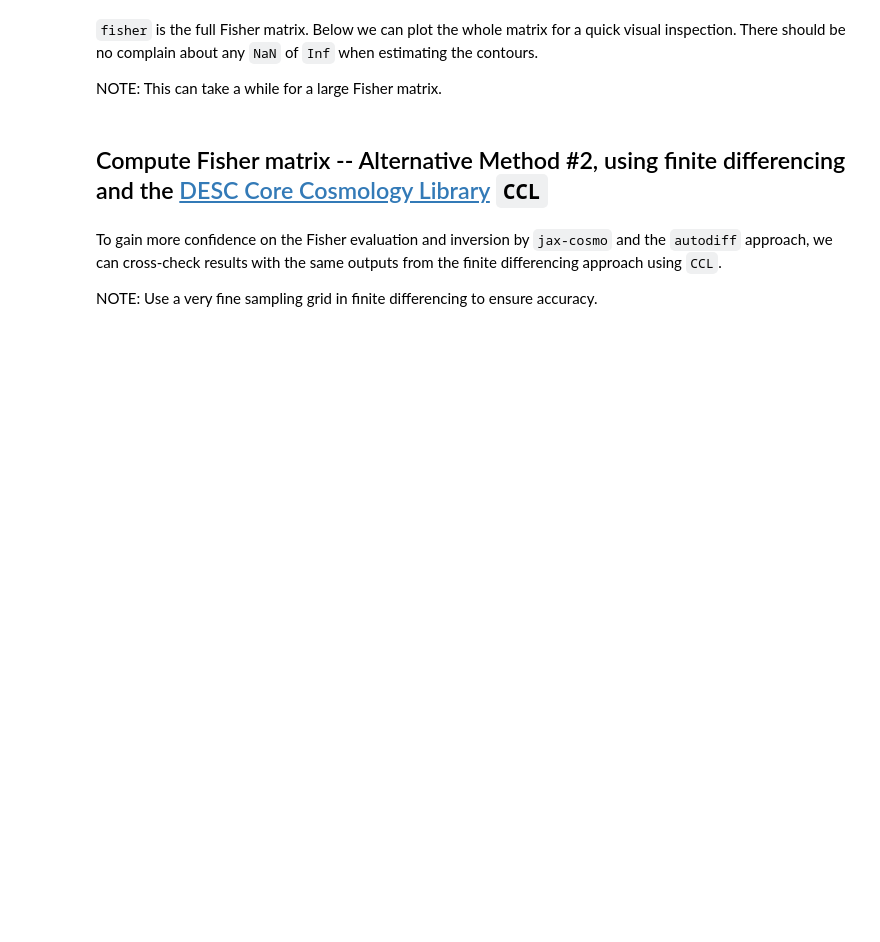
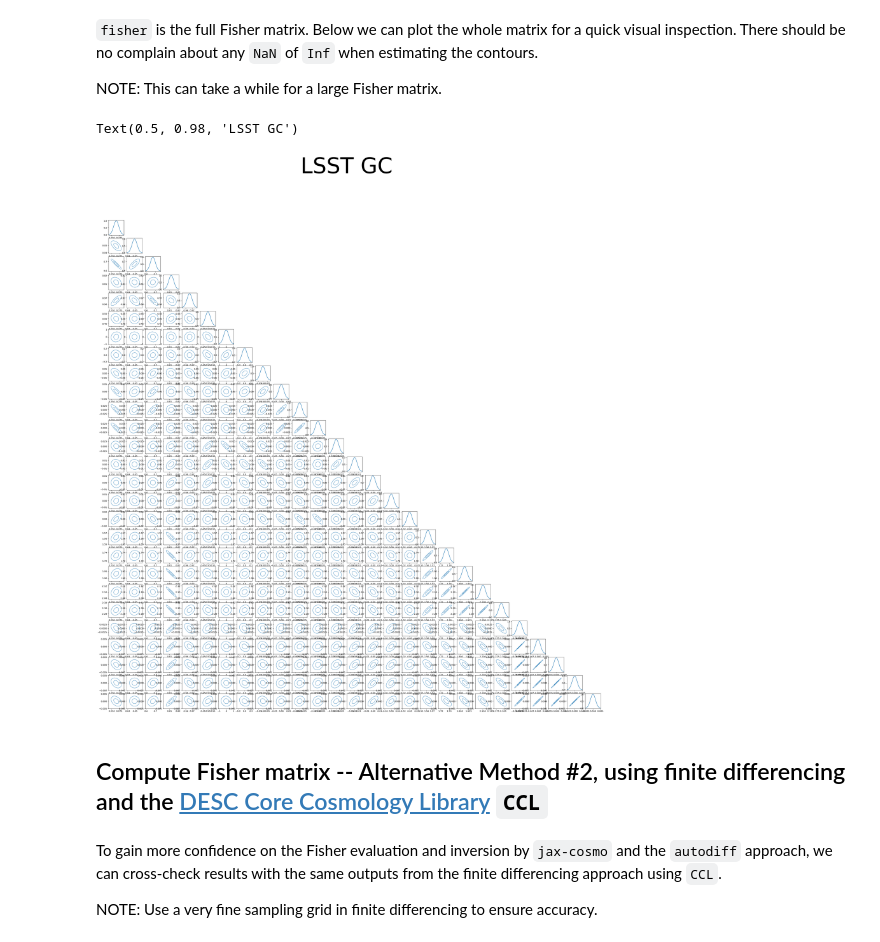
Before and after one commit to cmatties/CAMB-Workbook, a Jupyter notebook: Fixed_Fisher_LSSTY1_Omega_m_Gamma.ipynb, the cells around one changed output. Cells and saved outputs as stored; diff of their text form; code cells hidden in the pictures; blank space fills up the shorter version.

```diff
--- a/Fixed_Fisher_LSSTY1_Omega_m_Gamma.ipynb
+++ b/Fixed_Fisher_LSSTY1_Omega_m_Gamma.ipynb
@@ -620,17 +622,20 @@ NOTE: This can take a while for a large Fisher matrix.
 # %%
 fig= plt.figure(figsize=(fisher.shape[0]*1.5, fisher.shape[1]*1.5))
 plt.rcParams.update({
     "font.size": 10})
 
 for i in range(fisher.shape[0]):
     for j in range(fisher.shape[1]):
         if j<i:
             plt.subplot(fisher.shape[0],fisher.shape[1],i*fisher.shape[0]+j+1)
             plot_contours(fisher, fid_params, np.array([j,i]),fill=False,color='C0')
         if j==i:
             plt.subplot(fisher.shape[0], fisher.shape[1], i*fisher.shape[0]+j+1)
-            plot_Gaussian(fisher, fid_params, i, color='C0', nstd=2)
+            plot_Gaussian(fisher, fid_params, i, color='C0', cl=0.9545)
 fig.suptitle('LSST GC', fontsize=100)
+# %% [output]
+Text(0.5, 0.98, 'LSST GC')
+[figure, added]
 # %%
 param_names = (r'$\Omega_\mathrm{c}$', r'$\Omega_\mathrm{b}$', 'h', r'$\sigma_8$', r'$n_s$', r'$\gamma$')
 F_cosmo_only = np.linalg.inv(np.linalg.inv(fisher)[:cosmo_param_nr, :cosmo_param_nr])
```
Also changed, not shown: parts of 3 cells of this notebook.
